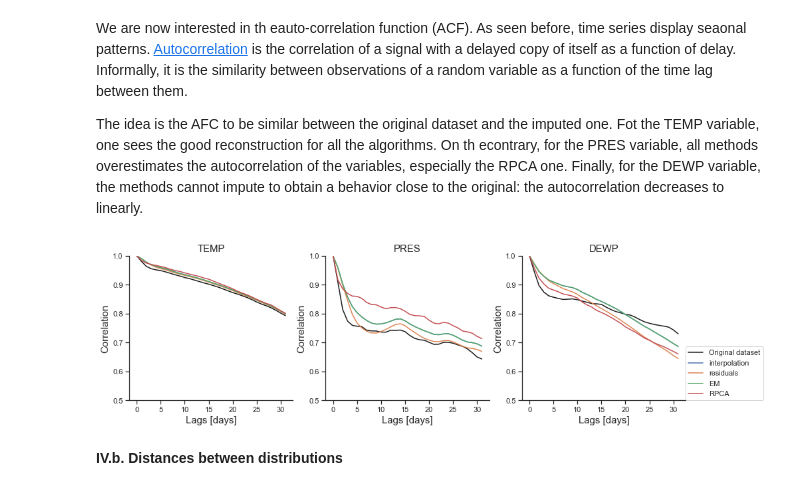
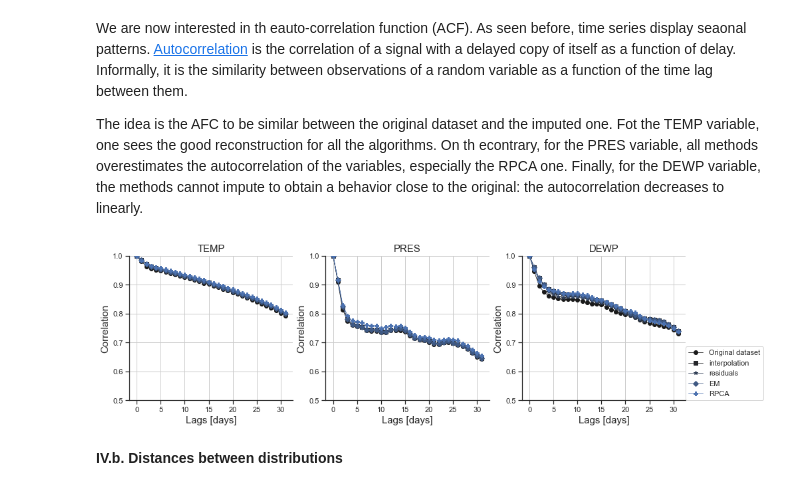
Before and after one commit to scikit-learn-contrib/qolmat, a Jupyter notebook: qolmat/notebooks/benchmark.ipynb, the cells around one changed output. Cells and saved outputs as stored; diff of their text form; code cells hidden in the pictures.

```diff
--- a/qolmat/notebooks/benchmark.ipynb
+++ b/qolmat/notebooks/benchmark.ipynb
@@ -105,9 +115,13 @@ In this way, different patterns of missign data are created. However, note this
 # %%
 df_corrupted = df[cols_to_impute].copy()
 
-mask_temp = np.random.choice(a=[False, True], size=(len(df_corrupted),), p=[0.30, 0.70])
-mask_pres = np.random.choice(a=[False, True], size=(len(df_corrupted),), p=[0.35, 0.65])
-mask_dewp = (df_corrupted.index.get_level_values(1).month % 2 == 0)
+mask_temp = np.random.choice(a=[False, True], size=(len(df_corrupted),), p=[0.70, 0.30])
+mask_pres1 = (df_corrupted.index.get_level_values(1).isocalendar().day == 3).values
+mask_pres2 = (df_corrupted.index.get_level_values(1).isocalendar().week % 2 == 0).values
+mask_pres = mask_pres1 & mask_pres2
+mask_dewp1 = (df_corrupted.index.get_level_values(1).isocalendar().week % 2 == 0).values
+mask_dewp2 = (df_corrupted.index.get_level_values(1).month % 2 == 0)
+mask_dewp = mask_dewp1 & mask_dewp2
 
 df_corrupted.loc[mask_temp, "TEMP"] = np.nan
 df_corrupted.loc[mask_pres, "PRES"] = np.nan
@@ -164,7 +178,7 @@ imputer_random = models.RandomImpute()
 imputer_residuals = models.ImputeOnResiduals("additive", 7, "freq", "linear")
 imputer_kalman = models.ImputeKalman(0, 1)
 imputer_rpca = models.ImputeRPCA(
-  method="temporal", multivariate=False, **{"n_rows":7*4, "maxIter":1000, "tau":1.2, "lam":0.81}
+  method="temporal", multivariate=False, **{"n_rows":7*4, "maxIter":1000, "tau":1.1, "lam":0.7}
   )
 imputer_em = ImputeEM(n_iter_em=14, n_iter_ou=10, verbose=0, strategy="argmax", temporal=False)
 imputer_spline = models.ImputeBySpline()
@@ -185,16 +199,12 @@ impute_mfe = models.ImputeMissForest()
 dict_models = {
     "interpolation": imputer_interpol,
     "residuals": imputer_residuals,
-    # "kalman": imputer_kalman,
     "EM": imputer_em,
     "RPCA": imputer_rpca,
-    # "KNN": imputer_knn,
-    # "MFE": impute_mfe,
 }
 
 
 search_params = {
-  # "ImputeKNN": {"k": {"min":2, "max":3, "type":"Integer"}},
   # "ImputeRPCA": {
   #   "lam": {"min": 0.5, "max": 1, "type":"Real"},
   #   "tau": {"min": 1, "max": 1.5, "type":"Real"},
@@ -272,12 +260,16 @@ Note here the RPCA method does not worl on the third variabel since the notion o
 # %%
+palette = sns.color_palette("icefire", n_colors=len(dict_models))
+sns.set_palette(palette)
+markers = ["o", "s", "*", "D", "P", ">", "^", "d"]
+
 city = "Aotizhongxin"
 for col in cols_to_impute:
     fig, ax = plt.subplots(figsize=(10, 3))
     df = dataset.loc[city]
 
-    plt.plot(df[col], ".", ms=4, label="original")
-    for name, model in list(dict_models.items()):
-        plt.plot(dfs_imputed[name].loc[city][col], '.', ms=4, label=name)
+    plt.plot(df[col], markers[0], ms=2, label="original")
+    for ind, (name, model) in enumerate(list(dict_models.items())):
+        plt.plot(dfs_imputed[name].loc[city][col], markers[ind+1], ms=2, label=name, alpha=0.5)
     plt.ylabel(col, fontsize=16)
     plt.legend(loc=[1, 0], fontsize=18)
     loc = plticker.MultipleLocator(base=2*365)
@@ -338,19 +330,24 @@ On th econtrary, for the PRES variable, all methods overestimates the autocorrel
 Finally, for the DEWP variable, the methods cannot impute to obtain a behavior close to the original: the autocorrelation decreases to linearly.
 # %%
 from statsmodels.tsa.stattools import acf
+
+palette = sns.dark_palette("b", n_colors=len(dict_models), reverse=False)
+sns.set_palette(palette)
+markers = ["o", "s", "*", "D", "P", ">", "^", "d"]
+
 fig, axs = plt.subplots(1, 3, figsize=(15, 4))
 for i, col in enumerate(cols_to_impute):
-    axs[i].plot(acf(dataset.loc[city, col].dropna()), color="k")
-    for name, df in dfs_imputed.items():
-        axs[i].plot(acf(df[col]))
+    axs[i].plot(acf(dataset.loc[city, col].dropna()), color="k", marker=markers[0], lw=0.8)
+    for j, (name, df) in enumerate(dfs_imputed.items()):
+        axs[i].plot(acf(df[col]), marker=markers[j+1], lw=0.8)
     axs[i].set_xlabel("Lags [days]", fontsize=15)
     axs[i].set_ylabel("Correlation", fontsize=15)
     axs[i].set_ylim([0.5, 1])
     axs[i].set_title(col, fontsize=15)
 axs[-1].legend(["Original dataset"] +  list(dfs_imputed.keys()), loc=[1, 0])
 sns.despine()
 # %% [output]
-[figure, old version]
+[figure, new version]
 # %% [markdown]
 **IV.b. Distances between distributions**
 # %% [markdown]
```
Also changed, not shown: parts of 15 cells of this notebook.
